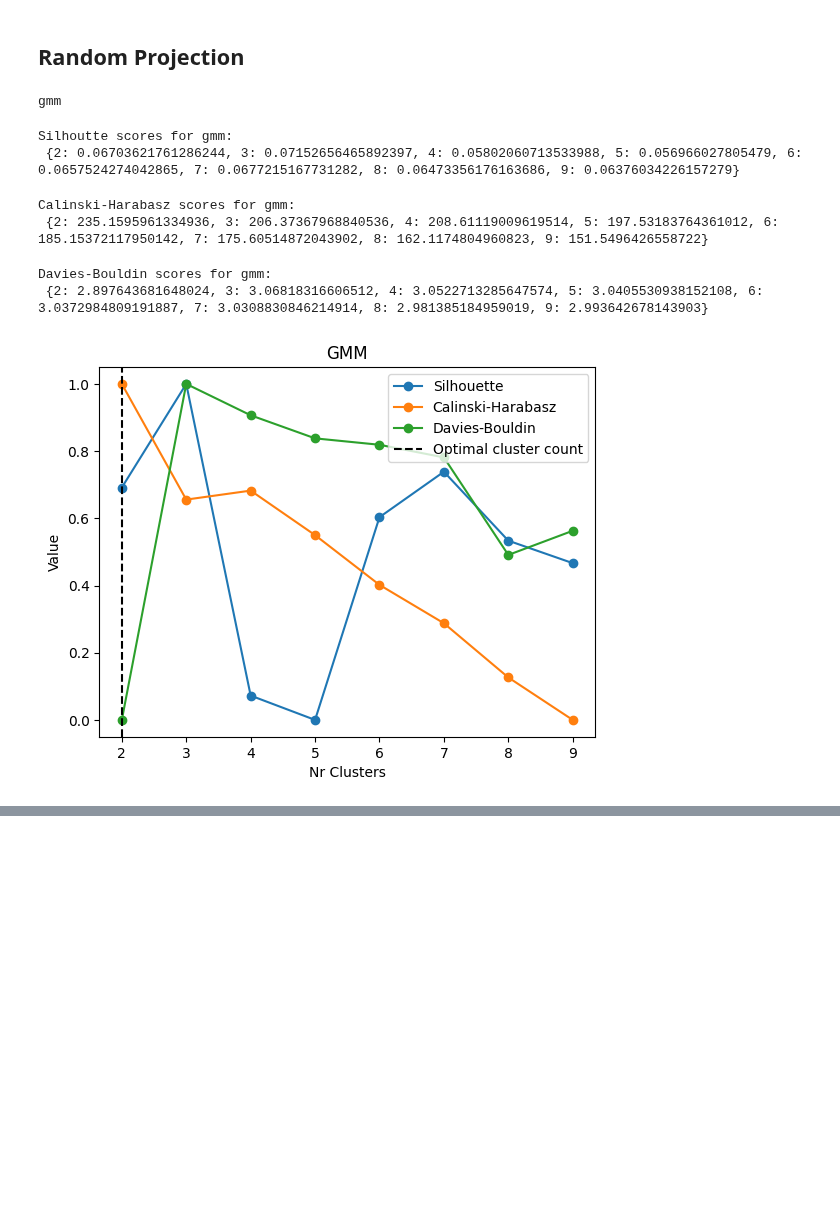
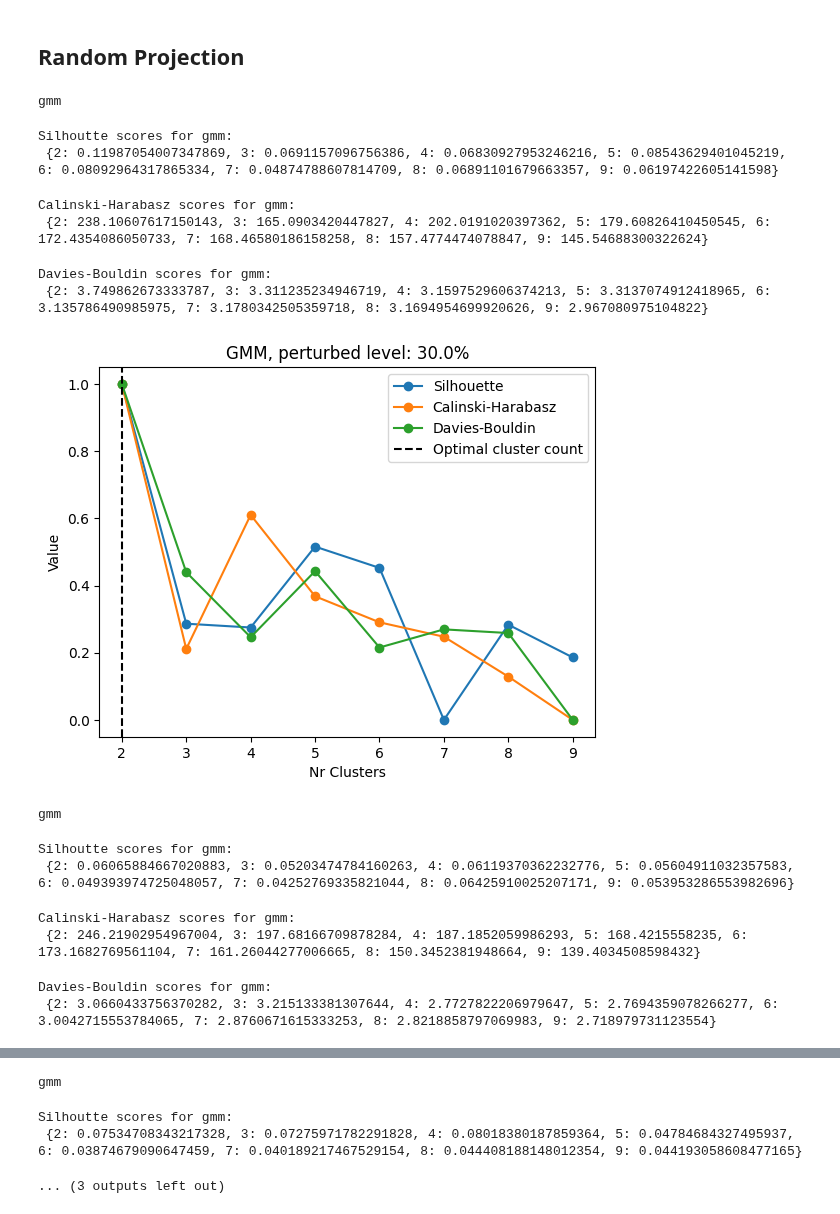
Before and after one commit to maximiliann97/Big-data-MVE441, a Jupyter notebook: Project3_task2.ipynb, the cells around one changed output, grey strips where cells are left out. Cells and saved outputs as stored; diff of their text form; code cells hidden in the pictures; blank space fills up the shorter version.

Commit message:
added loop and perturbed percentage to plot

```diff
--- a/Project3_task2.ipynb
+++ b/Project3_task2.ipynb
@@ -288,7 +288,7 @@ def barplot(score_values, score_names, Title):
 
     plt.show()
 # %%
-def run_code(nr_clusters_list, nr_PC, iterations, dim_tech, methods):
+def run_code(nr_clusters_list, nr_PC, iterations, dim_tech, methods, new_data):
     silhouette_scores = []
     calinski_scores = []
     davies_bouldin_scores = []
@@ -322,7 +322,7 @@ def min_max_normalize(arr):
     return (arr - min_val) / (max_val - min_val)
 
 
-def plot_func(silh_score, cal_score, davies_score):
+def plot_func(silh_score, cal_score, davies_score, perturbed_percentage):
     # Assume calinski_scores, silhouette_scores, davies_bouldin_scores are your score arrays
     normalized_calinski = min_max_normalize(np.array(list(cal_score[0])))
     normalized_silhouette = min_max_normalize(np.array(list(silh_score[0])))
@@ -342,7 +342,7 @@ def plot_func(silh_score, cal_score, davies_score):
     plt.xlabel('Nr Clusters')
     plt.ylabel('Value')
     plt.axvline(x=idx, color='k', linestyle='--', label='Optimal cluster count')
-    plt.title('GMM')
+    plt.title(f'GMM, perturbed level: {perturbed_percentage*100}%')
     plt.legend()
     plt.show()
 # %% [markdown]
@@ -359,13 +359,15 @@ for p in percentages:
 # Function arguments
 nr_clusters_list = [2, 3, 4, 5, 6, 7, 8, 9]
 nr_PC = 40
-iterations = 100
+iterations = 2
 dim_tech = 'pca'
 methods = ['gmm']
 
-silhouette_scores, calinski_scores, davies_bouldin_scores = run_code(nr_clusters_list, nr_PC, iterations, dim_tech, methods)
+for i, perturbed_data in enumerate(perturbed_data_list):
+    silhouette_scores, calinski_scores, davies_bouldin_scores = run_code(nr_clusters_list, nr_PC,
+                                                                         iterations, dim_tech, methods, perturbed_data)
 
-plot_func(silhouette_scores, calinski_scores, davies_bouldin_scores)
+    plot_func(silhouette_scores, calinski_scores, davies_bouldin_scores, percentages[i])
 # %% [output]
 gmm
 Silhoutte scores for gmm:
@@ -380,20 +394,29 @@ Davies-Bouldin scores for gmm:
 # %%
 # Function arguments
 nr_clusters_list = [2, 3, 4, 5, 6, 7, 8, 9]
 nr_PC = 45
-iterations = 100
+iterations = 2
 dim_tech = 'rp'
 methods = ['gmm']
 
-silhouette_scores, calinski_scores, davies_bouldin_scores = run_code(nr_clusters_list, nr_PC, iterations, dim_tech, methods)
+for i, perturbed_data in enumerate(perturbed_data_list):
+    silhouette_scores, calinski_scores, davies_bouldin_scores = run_code(nr_clusters_list, nr_PC,
+                                                                         iterations, dim_tech, methods, perturbed_data)
 
-plot_func(silhouette_scores, calinski_scores, davies_bouldin_scores)
+    plot_func(silhouette_scores, calinski_scores, davies_bouldin_scores, percentages[i])
 # %% [output]
 gmm
 Silhoutte scores for gmm:
- {2: 0.06703621761286244, 3: 0.07152656465892397, 4: 0.05802060713533988, 5: 0.056966027805479, 6: 0.0657524274042865, 7: 0.0677215167731282, 8: 0.06473356176163686, 9: 0.06376034226157279}
+ {2: 0.11987054007347869, 3: 0.0691157096756386, 4: 0.06830927953246216, 5: 0.08543629401045219, 6: 0.08092964317865334, 7: 0.04874788607814709, 8: 0.06891101679663357, 9: 0.06197422605141598}
 Calinski-Harabasz scores for gmm:
- {2: 235.1595961334936, 3: 206.37367968840536, 4: 208.61119009619514, 5: 197.53183764361012, 6: 185.15372117950142, 7: 175.60514872043902, 8: 162.1174804960823, 9: 151.5496426558722}
+ {2: 238.10607617150143, 3: 165.0903420447827, 4: 202.0191020397362, 5: 179.60826410450545, 6: 172.4354086050733, 7: 168.46580186158258, 8: 157.4774474078847, 9: 145.54688300322624}
 Davies-Bouldin scores for gmm:
- {2: 2.897643681648024, 3: 3.06818316606512, 4: 3.0522713285647574, 5: 3.0405530938152108, 6: 3.0372984809191887, 7: 3.0308830846214914, 8: 2.981385184959019, 9: 2.993642678143903}
+ {2: 3.749862673333787, 3: 3.311235234946719, 4: 3.1597529606374213, 5: 3.3137074912418965, 6: 3.135786490985975, 7: 3.1780342505359718, 8: 3.1694954699920626, 9: 2.967080975104822}
-[figure, old version]
+[figure, new version]
+gmm
+Silhoutte scores for gmm:
+ {2: 0.06065884667020883, 3: 0.05203474784160263, 4: 0.06119370362232776, 5: 0.05604911032357583, 6: 0.049393974725048057, 7: 0.04252769335821044, 8: 0.06425910025207171, 9: 0.053953286553982696}
+Calinski-Harabasz scores for gmm:
+ {2: 246.21902954967004, 3: 197.68166709878284, 4: 187.1852059986293, 5: 168.4215558235, 6: 173.1682769561104, 7: 161.26044277006665, 8: 150.3452381948664, 9: 139.4034508598432}
+Davies-Bouldin scores for gmm:
+ {2: 3.0660433756370282, 3: 3.215133381307644, 4: 2.7727822206979647, 5: 2.7694359078266277, 6: 3.0042715553784065, 7: 2.8760671615333253, 8: 2.8218858797069983, 9: 2.718979731123554}
@@ -399,0 +424,4 @@ Davies-Bouldin scores for gmm:
+gmm
+Silhoutte scores for gmm:
+ {2: 0.07534708343217328, 3: 0.07275971782291828, 4: 0.08018380187859364, 5: 0.04784684327495937, 6: 0.03874679090647459, 7: 0.040189217467529154, 8: 0.044408188148012354, 9: 0.044193058608477165}
+... (3 outputs left out)
```
Also changed, not shown: parts of 3 cells of this notebook, 1 other file.
